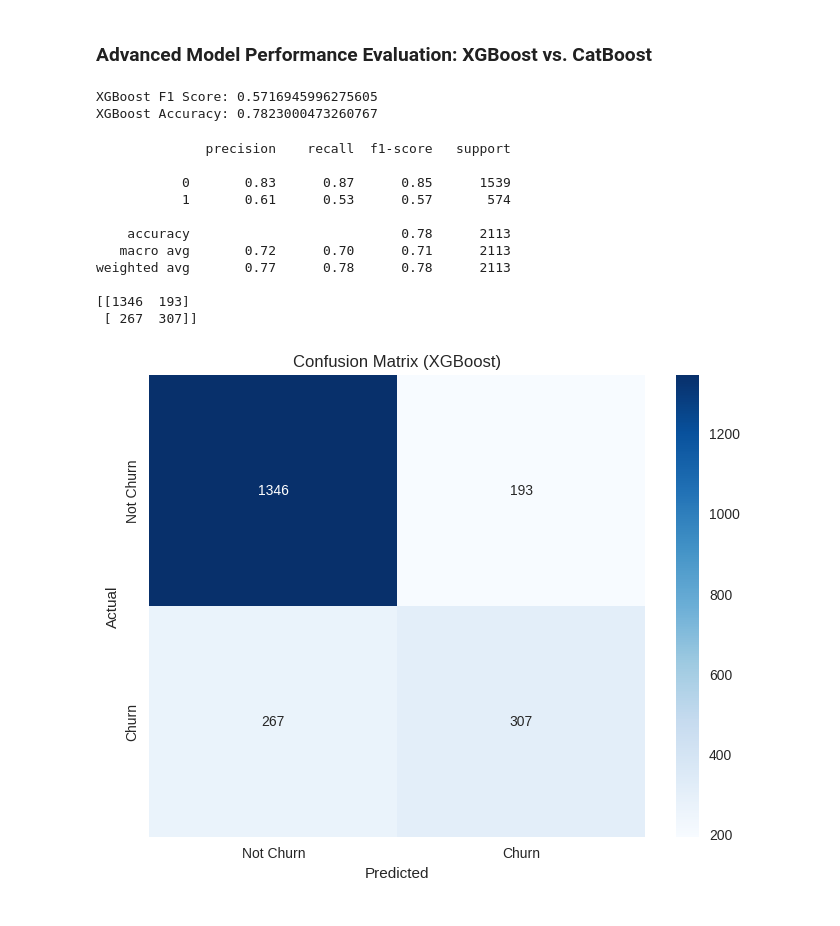
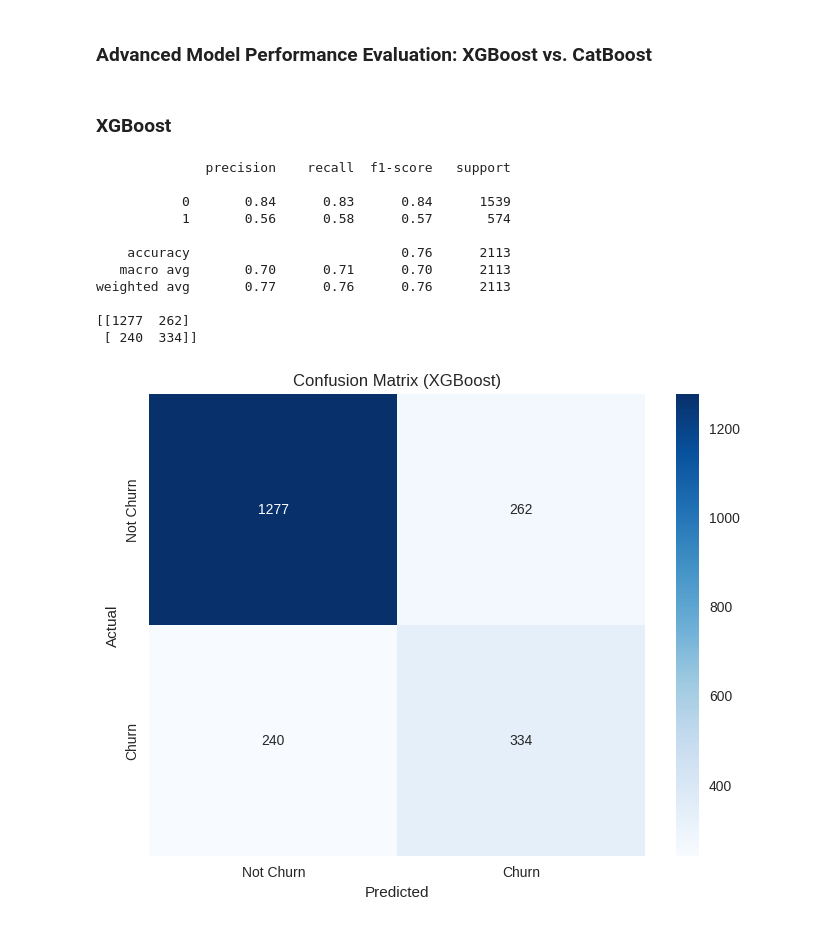
Before and after one commit to TameemAlghazaly/Data-Science-Projects, a Jupyter notebook: Customer Churn Classification/Customer Churn Project Updated.ipynb, the cells around one changed output. Saved outputs shown, nothing was run; the diff lists cells and outputs as text; code cells hidden in the pictures.

```diff
--- a/Customer Churn Classification/Customer Churn Project Updated.ipynb
+++ b/Customer Churn Classification/Customer Churn Project Updated.ipynb
@@ -472,0 +483,19 @@ weighted avg       0.81      0.81      0.81      2113
+# %%
+from sklearn.linear_model import LogisticRegression
+from sklearn.metrics import classification_report
+
+lr_model = LogisticRegression(max_iter=10000)
+lr_model.fit(X_enc_train, y_enc_train)
+y_pred_lr = lr_model.predict(X_enc_test)
+print(classification_report(y_enc_test, y_pred_lr))
+
+from sklearn.metrics import confusion_matrix
+
+cm = confusion_matrix(y_enc_test, y_pred_lr)
+print(cm)
+plt.figure(figsize=(8, 6))
+sns.heatmap(cm, annot=True, fmt='d', cmap='Blues', xticklabels=['Not Churn', 'Churn'], yticklabels=['Not Churn', 'Churn'])
+plt.xlabel('Predicted')
+plt.ylabel('Actual')
+plt.title('Confusion Matrix')
+plt.show()
@@ -473,7 +529,12 @@ weighted avg       0.81      0.81      0.81      2113
 # %%
-from sklearn.metrics import confusion_matrix
+from sklearn.ensemble import RandomForestClassifier
 
-cm = confusion_matrix(y_test, y_pred)
+random_forest= RandomForestClassifier(random_state=42)
+random_forest.fit(X_enc_train, y_enc_train)
+
+y_pred_rf = random_forest.predict(X_enc_test)
+print(classification_report(y_enc_test, y_pred_rf))
+cm = confusion_matrix(y_enc_test, y_pred_rf)
 print(cm)
 plt.figure(figsize=(8, 6))
 sns.heatmap(cm, annot=True, fmt='d', cmap='Blues', xticklabels=['Not Churn', 'Churn'], yticklabels=['Not Churn', 'Churn'])
@@ -522,45 +568,36 @@ plt.show()
 # %% [markdown]
 ### Advanced Model Performance Evaluation: XGBoost vs. CatBoost
+# %% [markdown]
+### XGBoost
 # %%
 import xgboost as xgb
 
 # Initialize and train the XGBoost classifier
 xgb_model = xgb.XGBClassifier(random_state=42)
-xgb_model.fit(X_train, y_train)
+xgb_model.fit(X_enc_train, y_enc_train)
 
 # Make predictions on the test set
-y_pred_xgb = xgb_model.predict(X_test)
-
-# Evaluate the model using F1 score and accuracy
-f1_xgb = f1_score(y_test, y_pred_xgb)
-accuracy_xgb = xgb_model.score(X_test, y_test)
-
-print(f'XGBoost F1 Score: {f1_xgb}')
-print(f'XGBoost Accuracy: {accuracy_xgb}')
+y_pred_xgb = xgb_model.predict(X_enc_test)
-# %% [output]
-XGBoost F1 Score: 0.5716945996275605
-XGBoost Accuracy: 0.7823000473260767
 # %%
-
-print(classification_report(y_test, y_pred_xgb))
-cm_xgb = confusion_matrix(y_test, y_pred_xgb)
+print(classification_report(y_enc_test, y_pred_xgb))
+cm_xgb = confusion_matrix(y_enc_test, y_pred_xgb)
 print(cm_xgb)
 plt.figure(figsize=(8, 6))
 sns.heatmap(cm_xgb, annot=True, fmt='d', cmap='Blues', xticklabels=['Not Churn', 'Churn'], yticklabels=['Not Churn', 'Churn'])
 plt.xlabel('Predicted')
 plt.ylabel('Actual')
 plt.title('Confusion Matrix (XGBoost)')
 plt.show()
 # %% [output]
               precision    recall  f1-score   support
 
-           0       0.83      0.87      0.85      1539
-           1       0.61      0.53      0.57       574
+           0       0.84      0.83      0.84      1539
+           1       0.56      0.58      0.57       574
 
-    accuracy                           0.78      2113
-   macro avg       0.72      0.70      0.71      2113
-weighted avg       0.77      0.78      0.78      2113
+    accuracy                           0.76      2113
+   macro avg       0.70      0.71      0.70      2113
+weighted avg       0.77      0.76      0.76      2113
 
-[[1346  193]
- [ 267  307]]
+[[1277  262]
+ [ 240  334]]
-[figure, old version]
+[figure, new version]
```
Also changed, not shown: parts of 51 cells of this notebook.
